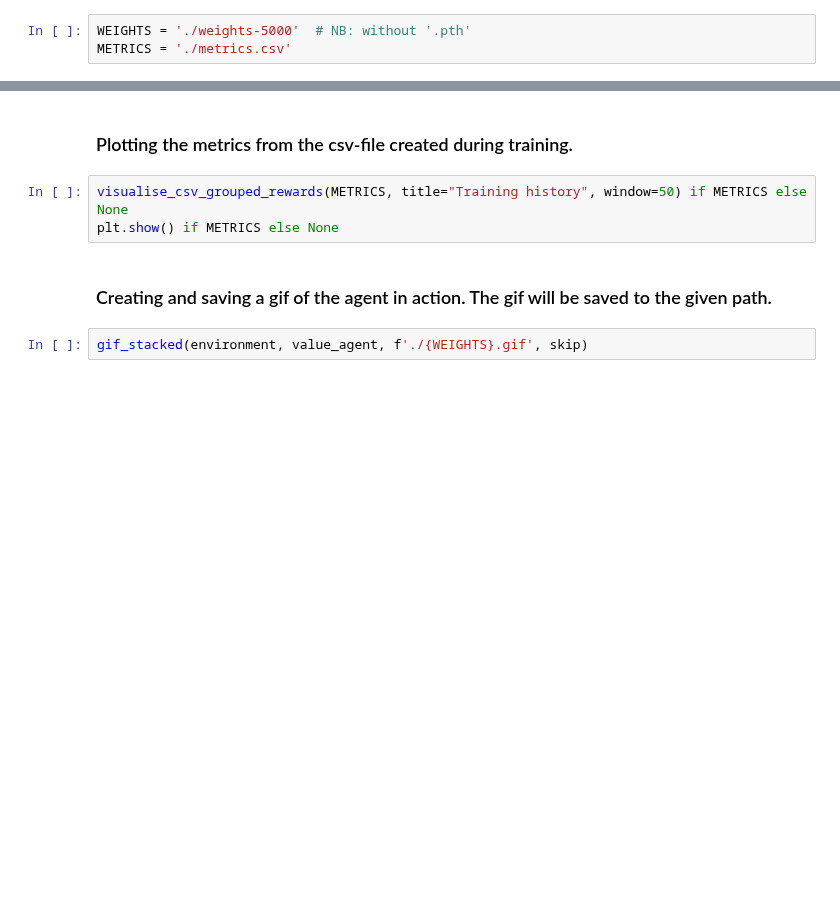
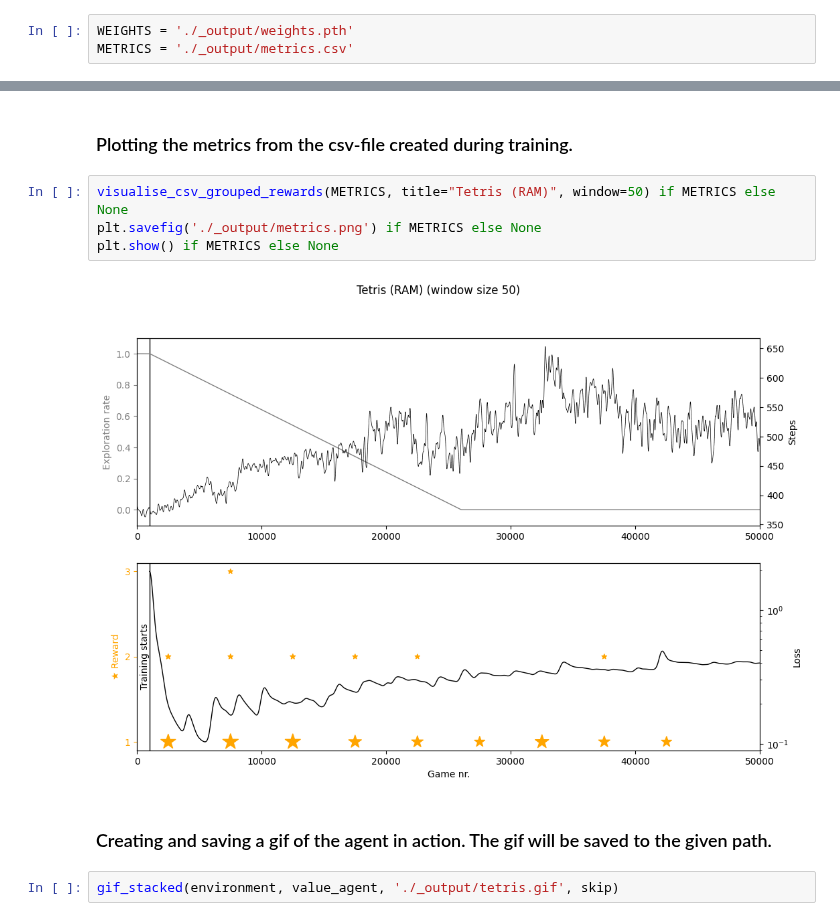
Before and after one commit to hallvardnmbu/reinforcement-learning, a Jupyter notebook: reinforcement-learning/tetris/example.ipynb, the cells around one changed output, grey strips where cells are left out. Saved outputs shown, nothing was run; the diff lists cells and outputs as text; blank space fills up the shorter version.

Commit message:
Add Tetris example notebook.

```diff
--- a/reinforcement-learning/tetris/example.ipynb
+++ b/reinforcement-learning/tetris/example.ipynb
@@ -3,8 +3,8 @@
 
 Modify the path to the weights and run the notebook.
 # %%
-WEIGHTS = './weights-5000'  # NB: without '.pth'
-METRICS = './metrics.csv'
+WEIGHTS = './_output/weights.pth'
+METRICS = './_output/metrics.csv'
 # %%
 import sys
 import torch
@@ -41,9 +44,12 @@ environment.metadata["render_fps"] = 30
 # %% [markdown]
 ### Plotting the metrics from the csv-file created during training.
 # %%
-visualise_csv_grouped_rewards(METRICS, title="Training history", window=50) if METRICS else None
+visualise_csv_grouped_rewards(METRICS, title="Tetris (RAM)", window=50) if METRICS else None
+plt.savefig('./_output/metrics.png') if METRICS else None
 plt.show() if METRICS else None
+# %% [output]
+[figure, added]
 # %% [markdown]
 ### Creating and saving a gif of the agent in action. The gif will be saved to the given path.
 # %%
-gif_stacked(environment, value_agent, f'./{WEIGHTS}.gif', skip)
+gif_stacked(environment, value_agent, './_output/tetris.gif', skip)
```
Also changed, not shown: parts of 2 cells of this notebook.
